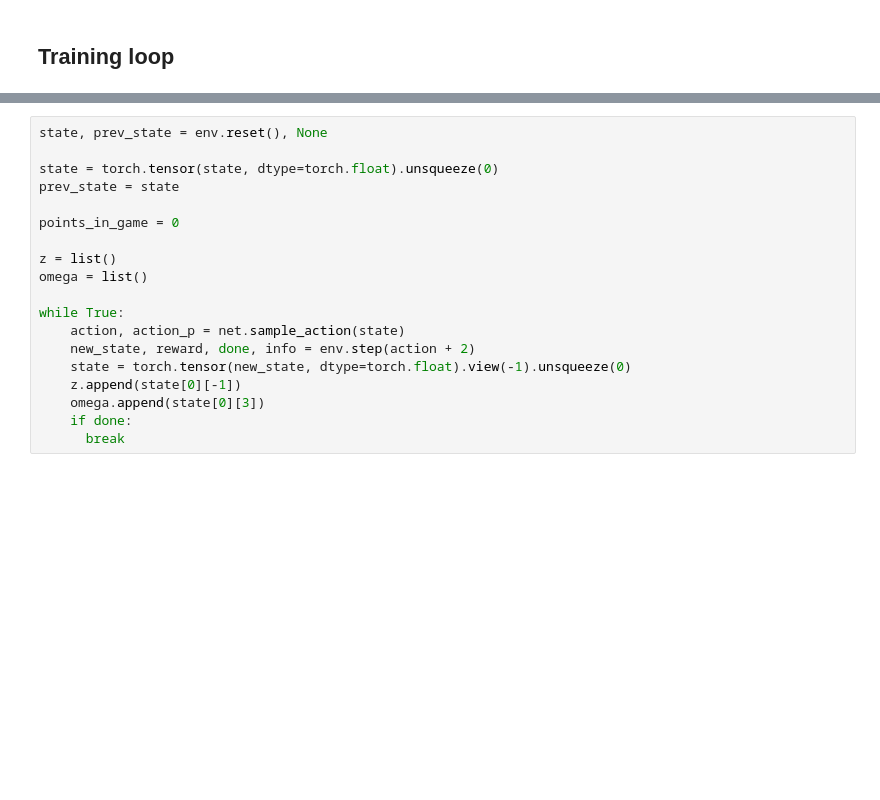
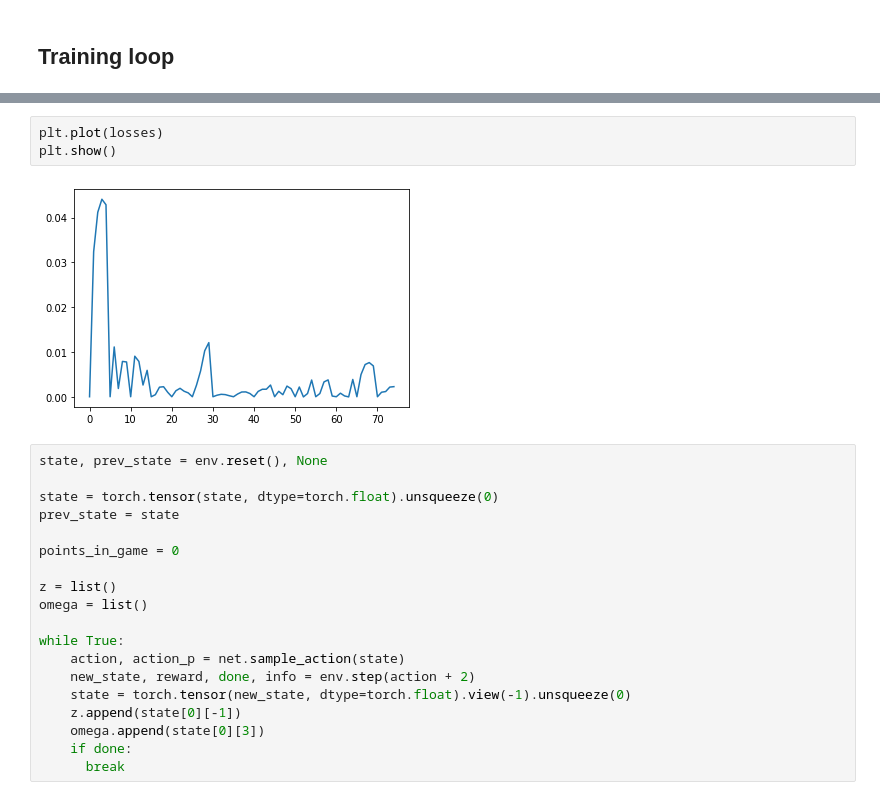
Before and after one commit to SergeyHazanov/ML_2021_quantum_control, a Jupyter notebook: test_notebook.ipynb, the cells around one changed output, grey strips where cells are left out. Drawn from its saved outputs; the diff is of its cells as text; blank space fills up the shorter version.

```diff
--- a/test_notebook.ipynb
+++ b/test_notebook.ipynb
@@ -133,3 +137,8 @@ for epoch in tqdm(range(n_epochs)):
+# %%
+plt.plot(losses)
+plt.show()
+# %% [output]
+[figure, added]
 # %%
 state, prev_state = env.reset(), None
 
```
Also changed, not shown: parts of 10 cells of this notebook, 5 other files.
